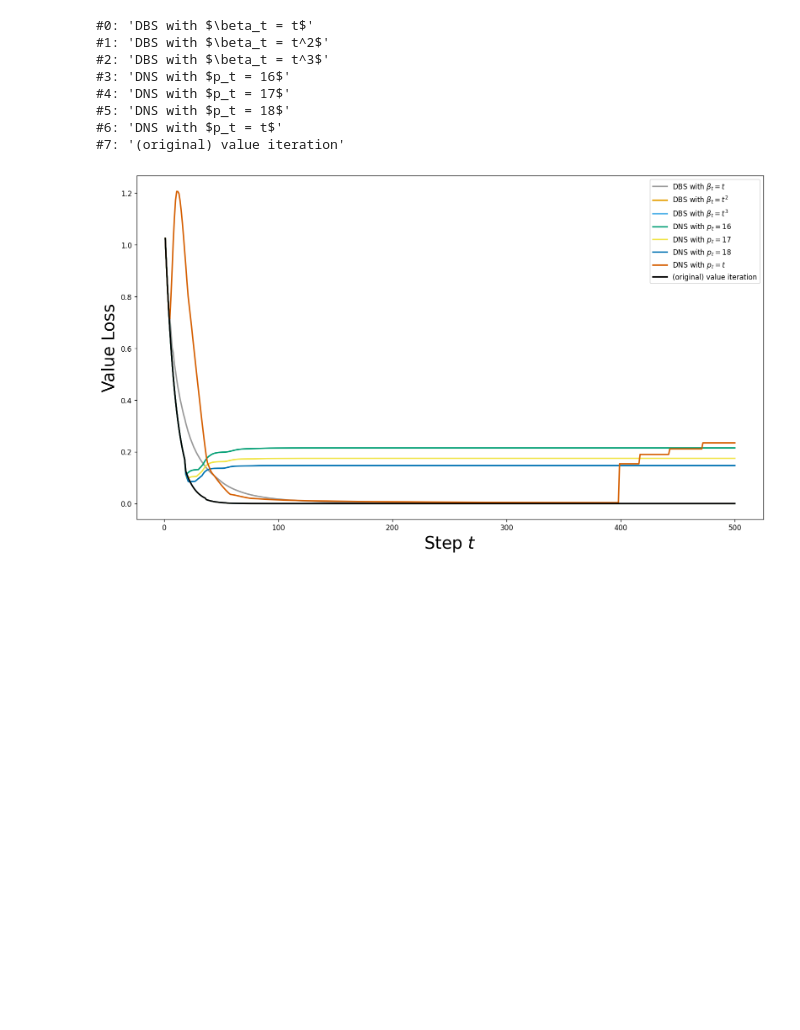
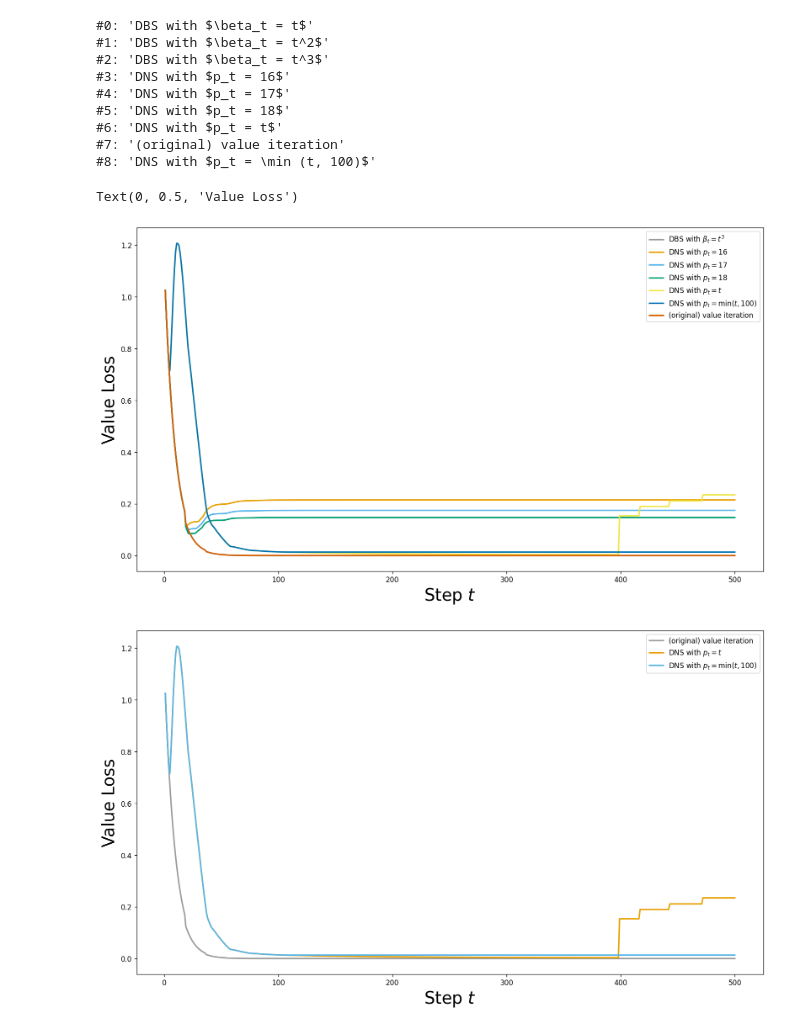
Before and after one commit to WinDerek/reinforce-py, a Jupyter notebook: backend/plot_dns_value_iteration.ipynb, the cells around one changed output. Cells and saved outputs as stored; diff of their text form; code cells hidden in the pictures; blank space fills up the shorter version.

```diff
--- a/backend/plot_dns_value_iteration.ipynb
+++ b/backend/plot_dns_value_iteration.ipynb
@@ -30,34 +30,47 @@ FONT_WEIGHT = "normal"
 for index, agent_name in enumerate(experiments_results['agent_name_list']):
     print("#{:d}: \'{:s}\'".format(index, agent_name))
 
-first_list = range(8)
-# first_list = [ 0, 1, 2, 4, 5, 6 ]
+# first_list = range(8)
+first_list = [ 2, 3, 4, 5, 6, 8, 7 ]
 # first_list = [ 0, 1, 2, 5, 6 ]
 
 # All (first list)
 fig, ax = plt.subplots(figsize=FIGSIZE, dpi=120)
 for index, agent_index in enumerate(first_list):
     agent_name = experiments_results['agent_name_list'][agent_index]
     value_loss_array = experiments_results['value_loss_2darray'][agent_index]
     ax.plot(range(1, value_loss_array.shape[0] + 1), value_loss_array, markevery=MARKEVERY, linestyle='-', color=COLOR_LIST[index], label=agent_name, markersize=MARKER_SIZE, linewidth=LINE_WIDTH)
 ax.legend()
 ax.set_xlabel(r'Step $t$', fontsize=FONT_SIZE, fontweight=FONT_WEIGHT)
 ax.set_ylabel(r'Value Loss', fontsize=FONT_SIZE, fontweight=FONT_WEIGHT)
 # Save the figure
 fig.savefig('./figure/dns_value_iteration.pdf', format='pdf', bbox_inches='tight')
 # fig, ax = plt.subplots(figsize=(16, 9), dpi=120)
 # for index, agent_index in enumerate(static_list):
 #     agent_name = experiments_results['agent_name_list'][agent_index]
 #     value_loss_array = experiments_results['value_loss_2darray'][agent_index]
 #     ax.plot(range(1, 100 + 1), value_loss_array[:100], '.', markevery=1, linestyle='-', color=COLOR_LIST[index], label=agent_name, markersize=12, linewidth=2)
 # ax.legend()
+
+first_list = [ 7, 6, 8 ]
+fig, ax = plt.subplots(figsize=FIGSIZE, dpi=120)
+for index, agent_index in enumerate(first_list):
+    agent_name = experiments_results['agent_name_list'][agent_index]
+    value_loss_array = experiments_results['value_loss_2darray'][agent_index]
+    ax.plot(range(1, value_loss_array.shape[0] + 1), value_loss_array, markevery=MARKEVERY, linestyle='-', color=COLOR_LIST[index], label=agent_name, markersize=MARKER_SIZE, linewidth=LINE_WIDTH)
+ax.legend()
+ax.set_xlabel(r'Step $t$', fontsize=FONT_SIZE, fontweight=FONT_WEIGHT)
+ax.set_ylabel(r'Value Loss', fontsize=FONT_SIZE, fontweight=FONT_WEIGHT)
 # %% [output]
 #0: 'DBS with $\beta_t = t$'
 #1: 'DBS with $\beta_t = t^2$'
 #2: 'DBS with $\beta_t = t^3$'
 #3: 'DNS with $p_t = 16$'
 #4: 'DNS with $p_t = 17$'
 #5: 'DNS with $p_t = 18$'
 #6: 'DNS with $p_t = t$'
 #7: '(original) value iteration'
+#8: 'DNS with $p_t = \min (t, 100)$'
+Text(0, 0.5, 'Value Loss')
-[figure, old version]
+[figure, new version]
+[figure, added]
```
Also changed, not shown: 5 other files.
